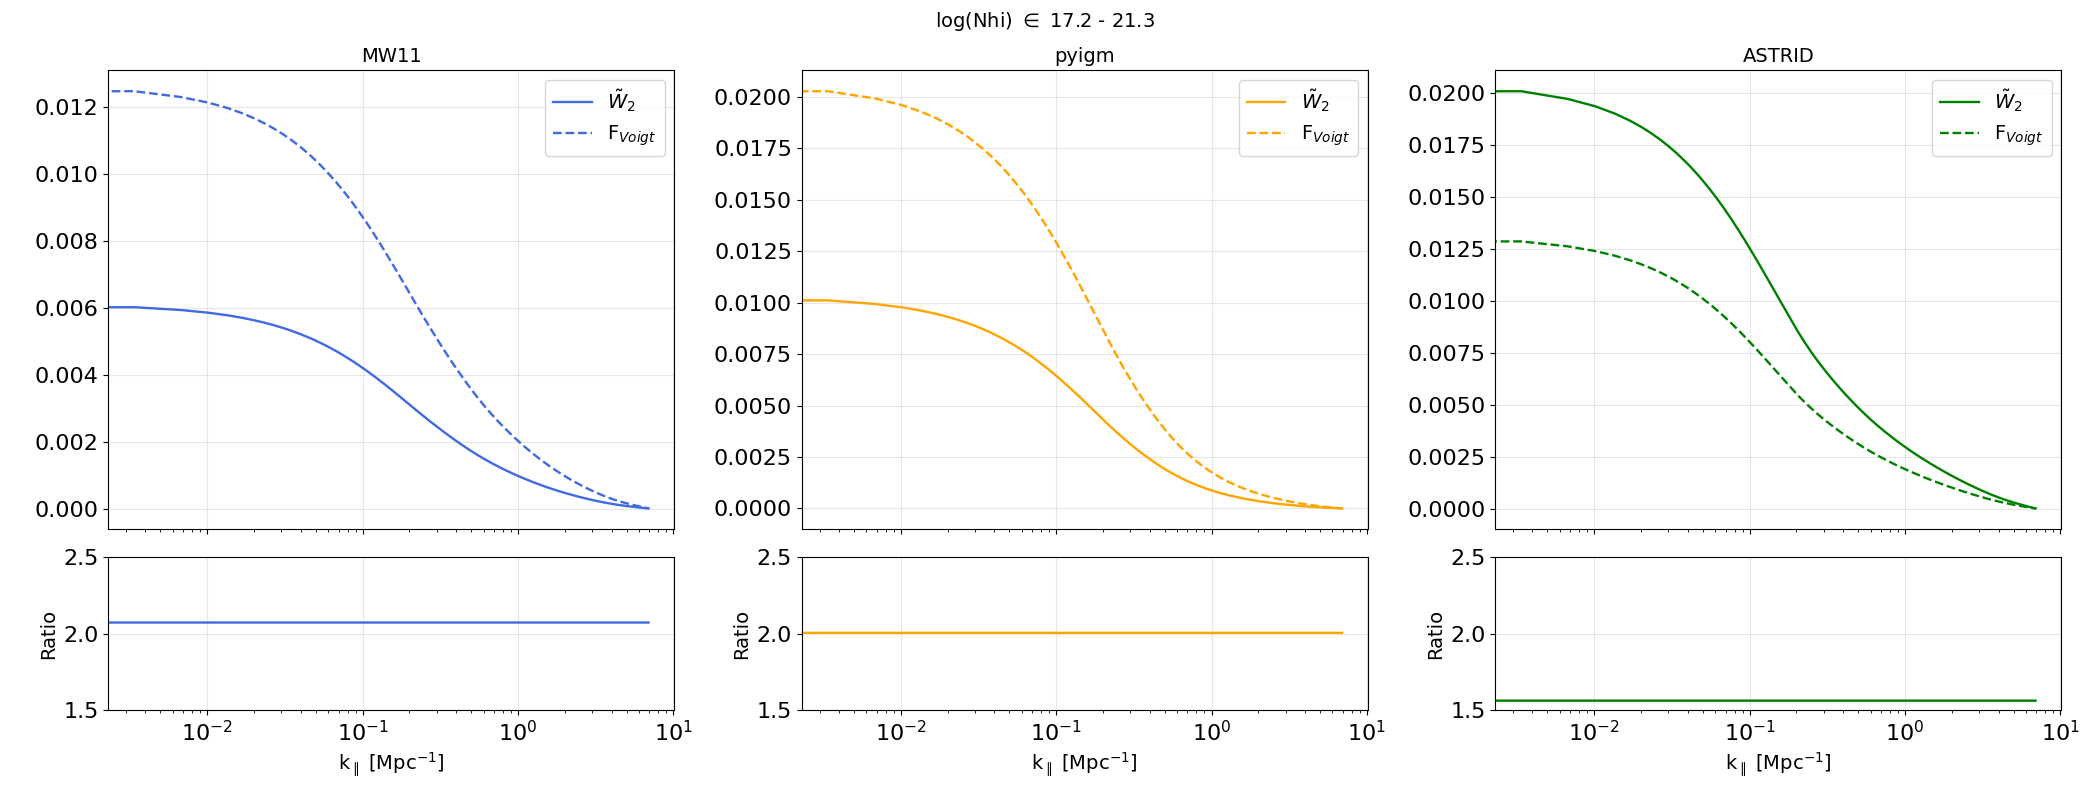
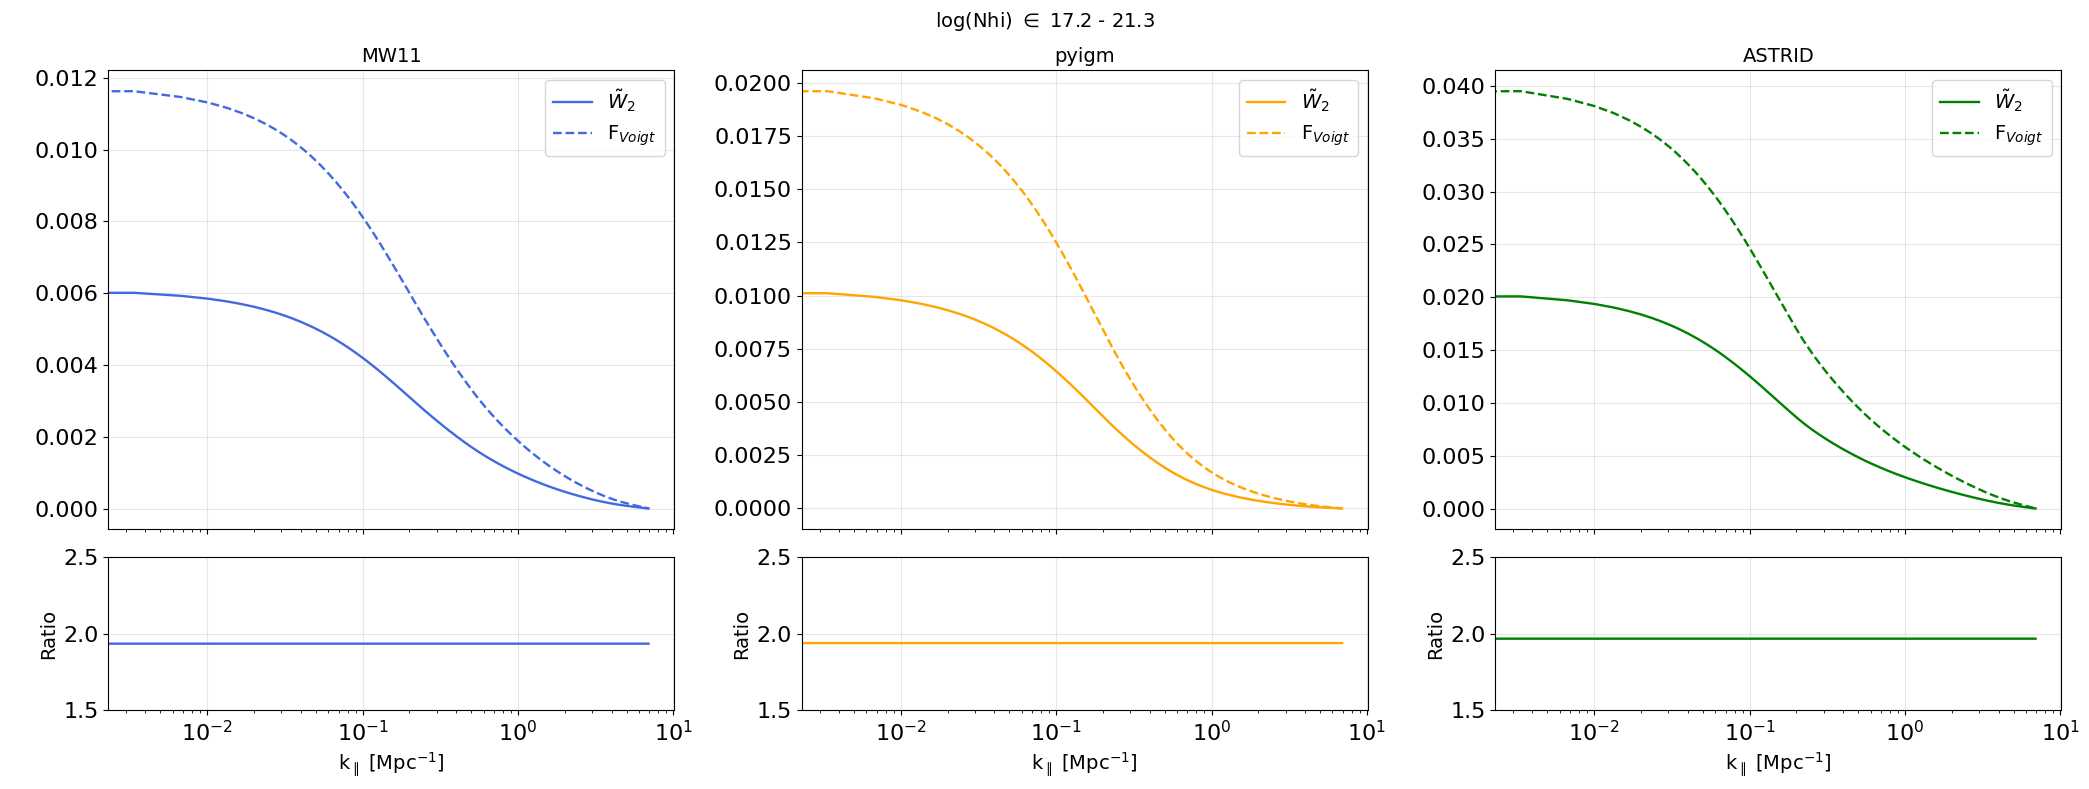
The notebook cell's code change between the first figure and the second:
--- before
+++ after
@@ -48,5 +48,5 @@
 axes[1,1].grid(alpha=0.3)
 
-axes[1,2].plot(k_w1w2, w2_astrid/Fvoigt_astrid, linewidth=1.7, color='green')
+axes[1,2].plot(k_w1w2, Fvoigt_astrid/w2_astrid, linewidth=1.7, color='green')
 axes[1,2].set_xscale('log')
 axes[1, 2].set_ylim(1.5, 2.5)

Commit: Corrected values of rho_hcd